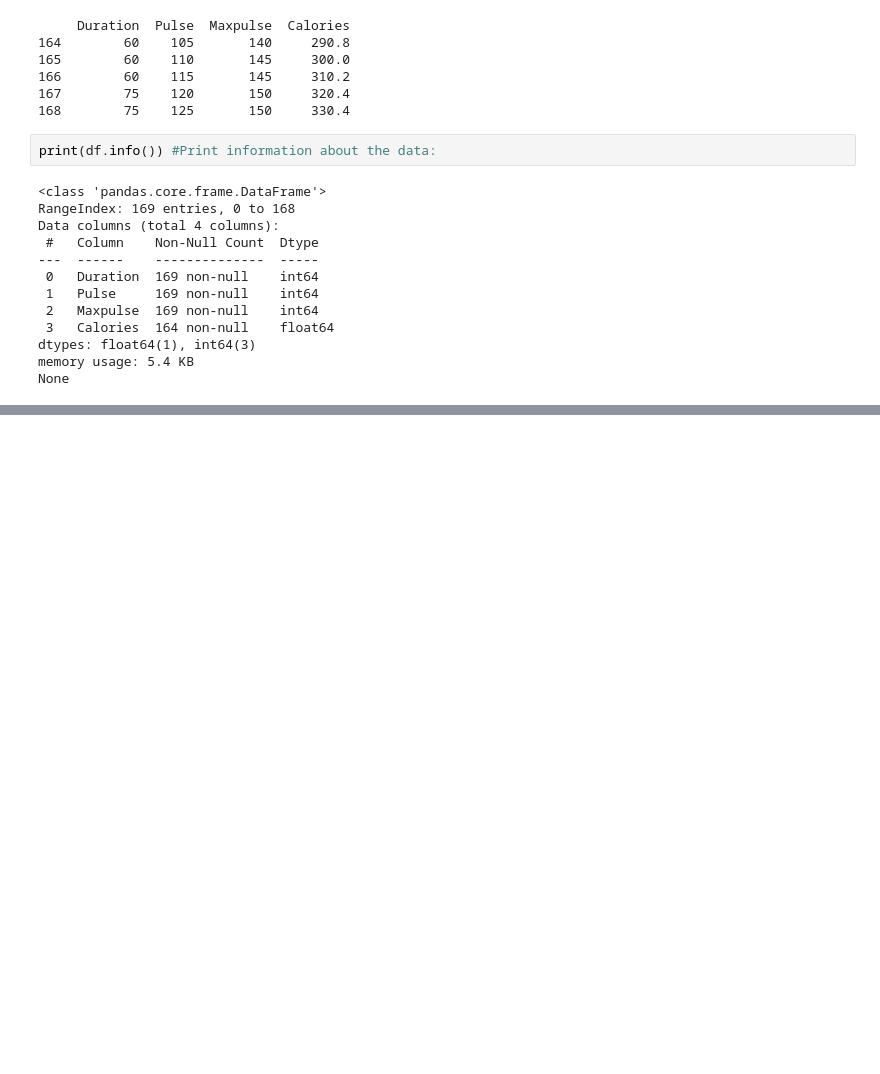
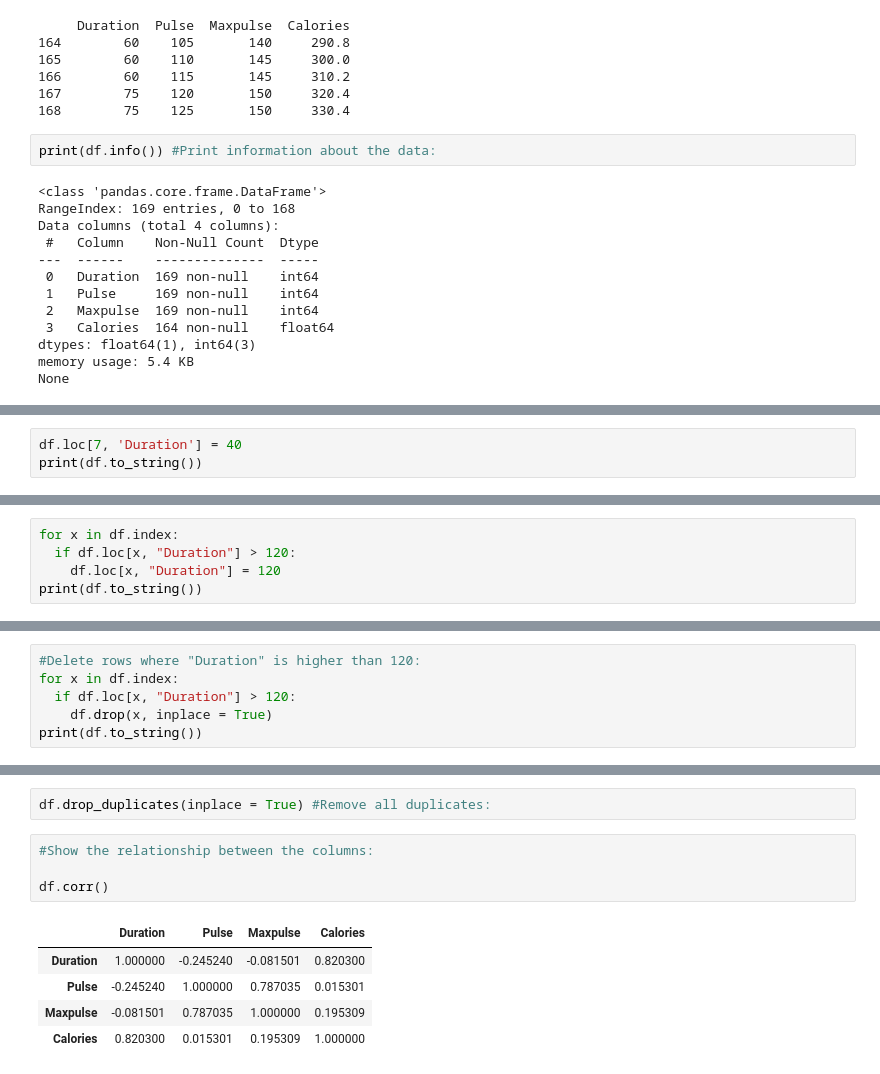
Before and after one commit to akhiazimpapri/Machine_Learning, a Jupyter notebook: pandas.ipynb, the cells around one changed output, grey strips where cells are left out. Drawn from its saved outputs; the diff is of its cells as text; blank space fills up the shorter version.

```diff
--- a/pandas.ipynb
+++ b/pandas.ipynb
@@ -261,0 +447,3 @@ None
+# %%
+df.loc[7, 'Duration'] = 40
+print(df.to_string())
@@ -261,0 +468,5 @@ None
+# %%
+for x in df.index:
+  if df.loc[x, "Duration"] > 120:
+    df.loc[x, "Duration"] = 120
+print(df.to_string())
@@ -261,0 +491,6 @@ None
+# %%
+#Delete rows where "Duration" is higher than 120:
+for x in df.index:
+  if df.loc[x, "Duration"] > 120:
+    df.drop(x, inplace = True)
+print(df.to_string())
@@ -261,0 +536,12 @@ None
+# %%
+df.drop_duplicates(inplace = True) #Remove all duplicates:
+# %%
+#Show the relationship between the columns:
+
+df.corr()
+# %% [output]
+|  | Duration | Pulse | Maxpulse | Calories |
+| Duration | 1.000000 | -0.245240 | -0.081501 | 0.820300 |
+| Pulse | -0.245240 | 1.000000 | 0.787035 | 0.015301 |
+| Maxpulse | -0.081501 | 0.787035 | 1.000000 | 0.195309 |
+| Calories | 0.820300 | 0.015301 | 0.195309 | 1.000000 |
```
Also changed, not shown: parts of 13 cells of this notebook.
